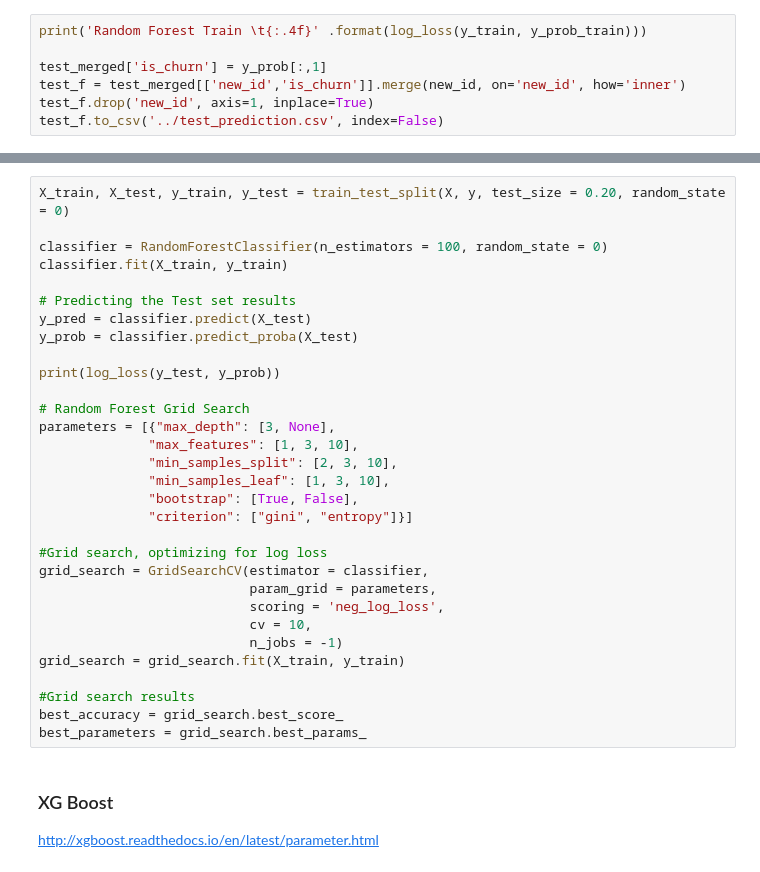
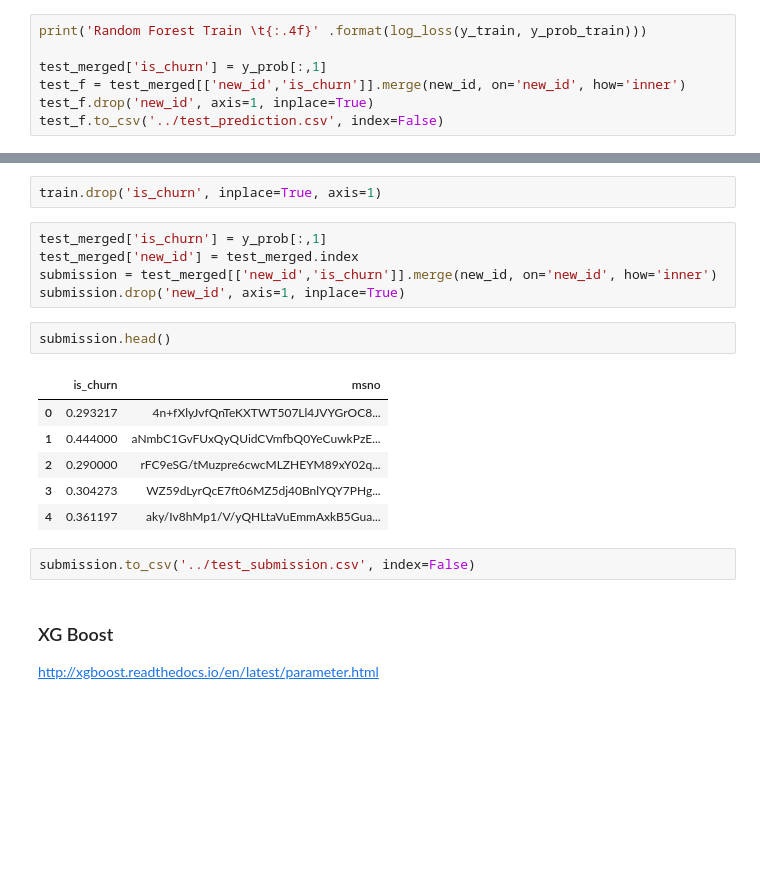
Before and after one commit to calestini/Kcompetition, a Jupyter notebook: Untitled.ipynb, the cells around one changed output, grey strips where cells are left out. Saved outputs shown, nothing was run; the diff lists cells and outputs as text; blank space fills up the shorter version.

```diff
--- a/Untitled.ipynb
+++ b/Untitled.ipynb
@@ -135,34 +171,21 @@ plt.show()
-# %%
-X_train, X_test, y_train, y_test = train_test_split(X, y, test_size = 0.20, random_state = 0)
-
-classifier = RandomForestClassifier(n_estimators = 100, random_state = 0)
-classifier.fit(X_train, y_train)
-
-# Predicting the Test set results
-y_pred = classifier.predict(X_test)
-y_prob = classifier.predict_proba(X_test)
-
-print(log_loss(y_test, y_prob))
-
-# Random Forest Grid Search
-parameters = [{"max_depth": [3, None],
-              "max_features": [1, 3, 10],
-              "min_samples_split": [2, 3, 10],
-              "min_samples_leaf": [1, 3, 10],
-              "bootstrap": [True, False],
-              "criterion": ["gini", "entropy"]}]
-
-#Grid search, optimizing for log loss
-grid_search = GridSearchCV(estimator = classifier,
-                           param_grid = parameters,
-                           scoring = 'neg_log_loss',
-                           cv = 10,
-                           n_jobs = -1)
-grid_search = grid_search.fit(X_train, y_train)
-
-#Grid search results
-best_accuracy = grid_search.best_score_
-best_parameters = grid_search.best_params_
+# %%
+train.drop('is_churn', inplace=True, axis=1)
+# %%
+test_merged['is_churn'] = y_prob[:,1]
+test_merged['new_id'] = test_merged.index
+submission = test_merged[['new_id','is_churn']].merge(new_id, on='new_id', how='inner')
+submission.drop('new_id', axis=1, inplace=True)
+# %%
+submission.head()
+# %% [output]
+|  | is_churn | msno |
+| 0 | 0.293217 | 4n+fXlyJvfQnTeKXTWT507Ll4JVYGrOC8... |
+| 1 | 0.444000 | aNmbC1GvFUxQyQUidCVmfbQ0YeCuwkPzE... |
+| 2 | 0.290000 | rFC9eSG/tMuzpre6cwcMLZHEYM89xY02q... |
+| 3 | 0.304273 | WZ59dLyrQcE7ft06MZ5dj40BnlYQY7PHg... |
+| 4 | 0.361197 | aky/Iv8hMp1/V/yQHLtaVuEmmAxkB5Gua... |
+# %%
+submission.to_csv('../test_submission.csv', index=False)
 # %% [markdown]
 ### XG Boost
 http://xgboost.readthedocs.io/en/latest/parameter.html
```
Also changed, not shown: parts of 13 cells of this notebook, 3 other files.
